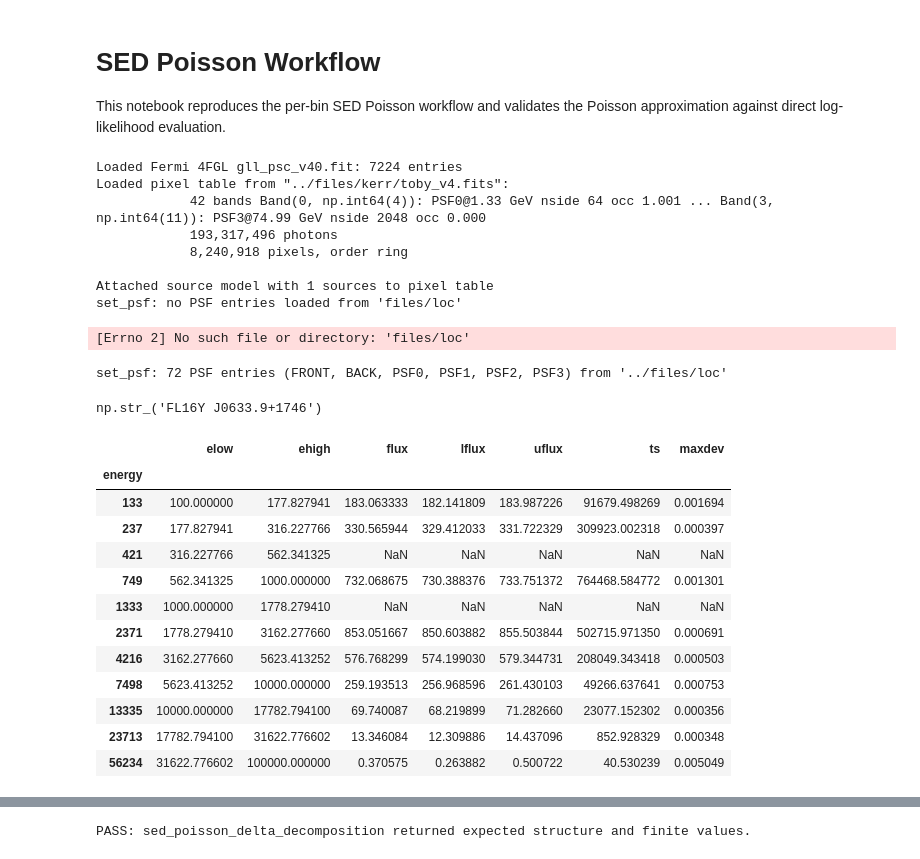
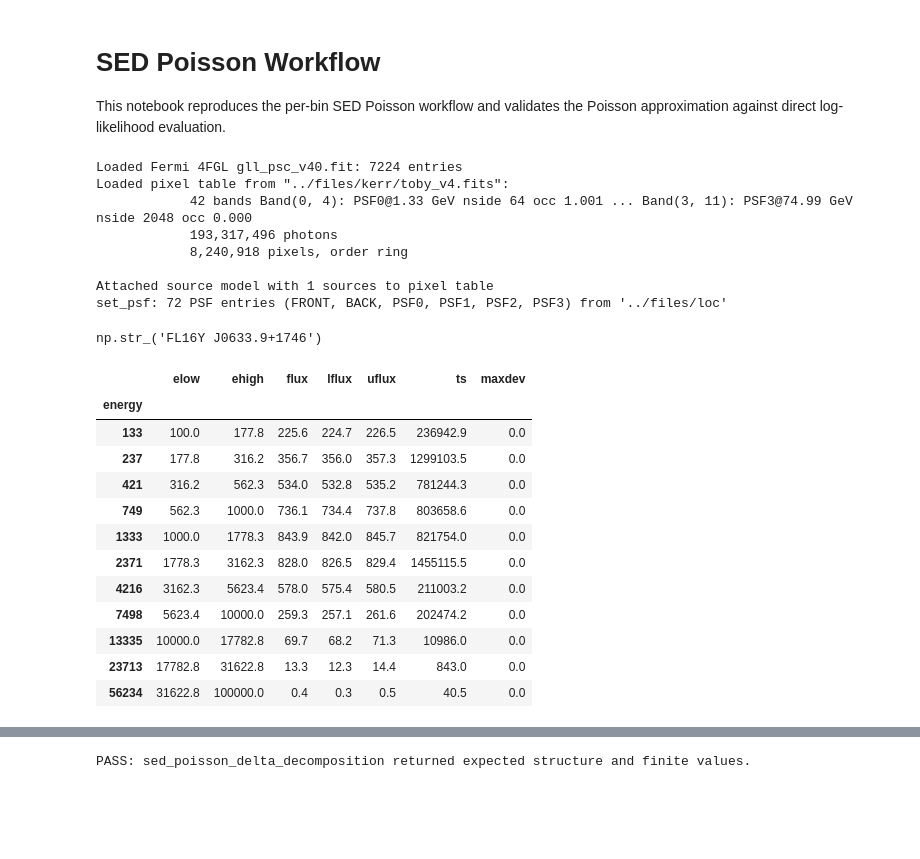
Before and after one commit to tburnett/kerr-diffuse, a Jupyter notebook: docs/SED_POISSON_WORKFLOW.ipynb, the cells around one changed output, grey strips where cells are left out. Drawn from its saved outputs; the diff is of its cells as text; code cells hidden in the pictures; blank space fills up the shorter version.

```diff
--- a/docs/SED_POISSON_WORKFLOW.ipynb
+++ b/docs/SED_POISSON_WORKFLOW.ipynb
@@ -34,37 +34,34 @@ roi_sources = SourceModel.from_fermi_catalog(
     query='significance >= 25',
 )
 selected_name = roi_sources.source_names[0]
-pt = PixelTable('../files/kerr/toby_v4.fits', source_model=roi_sources)
+pt = PixelTable('../files/kerr/toby_v4.fits', source_model=roi_sources, psf_path='../files/loc')
 # Running this notebook from docs/ requires an explicit PSF table path.
-pt.set_psf(table_path='../files/loc')
 ff = FermiFit(pt)
 selected_name
 # %% [output]
 Loaded Fermi 4FGL gll_psc_v40.fit: 7224 entries
 Loaded pixel table from "../files/kerr/toby_v4.fits":
-            42 bands Band(0, np.int64(4)): PSF0@1.33 GeV nside 64 occ 1.001 ... Band(3, np.int64(11)): PSF3@74.99 GeV nside 2048 occ 0.000
+            42 bands Band(0, 4): PSF0@1.33 GeV nside 64 occ 1.001 ... Band(3, 11): PSF3@74.99 GeV nside 2048 occ 0.000
             193,317,496 photons
             8,240,918 pixels, order ring
 
 Attached source model with 1 sources to pixel table
-set_psf: no PSF entries loaded from 'files/loc'
+set_psf: 72 PSF entries (FRONT, BACK, PSF0, PSF1, PSF2, PSF3) from '../files/loc'
-[Errno 2] No such file or directory: 'files/loc'
+np.str_('FL16Y J0633.9+1746')
-set_psf: 72 PSF entries (FRONT, BACK, PSF0, PSF1, PSF2, PSF3) from '../files/loc'
-np.str_('FL16Y J0633.9+1746')
 # %%
-sedp = ff.get_sed_poisson_table(source_name=selected_name, tol=0.2)
-display(sedp[['elow', 'ehigh', 'flux', 'lflux', 'uflux', 'ts', 'maxdev']])
+sedp = ff.get_sed_poisson_table(source_name=selected_name, tol=0.1)
+display(sedp[['elow', 'ehigh', 'flux', 'lflux', 'uflux', 'ts', 'maxdev']].round(1))
 # %% [output]
 |  | elow | ehigh | flux | lflux | uflux | ts | maxdev |
 | energy |  |  |  |  |  |  |  |
-| 133 | 100.000000 | 177.827941 | 183.063333 | 182.141809 | 183.987226 | 91679.498269 | 0.001694 |
-| 237 | 177.827941 | 316.227766 | 330.565944 | 329.412033 | 331.722329 | 309923.002318 | 0.000397 |
-| 421 | 316.227766 | 562.341325 | NaN | NaN | NaN | NaN | NaN |
-| 749 | 562.341325 | 1000.000000 | 732.068675 | 730.388376 | 733.751372 | 764468.584772 | 0.001301 |
-| 1333 | 1000.000000 | 1778.279410 | NaN | NaN | NaN | NaN | NaN |
-| 2371 | 1778.279410 | 3162.277660 | 853.051667 | 850.603882 | 855.503844 | 502715.971350 | 0.000691 |
-| 4216 | 3162.277660 | 5623.413252 | 576.768299 | 574.199030 | 579.344731 | 208049.343418 | 0.000503 |
-| 7498 | 5623.413252 | 10000.000000 | 259.193513 | 256.968596 | 261.430103 | 49266.637641 | 0.000753 |
-| 13335 | 10000.000000 | 17782.794100 | 69.740087 | 68.219899 | 71.282660 | 23077.152302 | 0.000356 |
-| 23713 | 17782.794100 | 31622.776602 | 13.346084 | 12.309886 | 14.437096 | 852.928329 | 0.000348 |
-| 56234 | 31622.776602 | 100000.000000 | 0.370575 | 0.263882 | 0.500722 | 40.530239 | 0.005049 |
+| 133 | 100.0 | 177.8 | 225.6 | 224.7 | 226.5 | 236942.9 | 0.0 |
+| 237 | 177.8 | 316.2 | 356.7 | 356.0 | 357.3 | 1299103.5 | 0.0 |
+| 421 | 316.2 | 562.3 | 534.0 | 532.8 | 535.2 | 781244.3 | 0.0 |
+| 749 | 562.3 | 1000.0 | 736.1 | 734.4 | 737.8 | 803658.6 | 0.0 |
+| 1333 | 1000.0 | 1778.3 | 843.9 | 842.0 | 845.7 | 821754.0 | 0.0 |
+| 2371 | 1778.3 | 3162.3 | 828.0 | 826.5 | 829.4 | 1455115.5 | 0.0 |
+| 4216 | 3162.3 | 5623.4 | 578.0 | 575.4 | 580.5 | 211003.2 | 0.0 |
+| 7498 | 5623.4 | 10000.0 | 259.3 | 257.1 | 261.6 | 202474.2 | 0.0 |
+| 13335 | 10000.0 | 17782.8 | 69.7 | 68.2 | 71.3 | 10986.0 | 0.0 |
+| 23713 | 17782.8 | 31622.8 | 13.3 | 12.3 | 14.4 | 843.0 | 0.0 |
+| 56234 | 31622.8 | 100000.0 | 0.4 | 0.3 | 0.5 | 40.5 | 0.0 |
```
Also changed, not shown: parts of 5 cells of this notebook, 25 other files.
